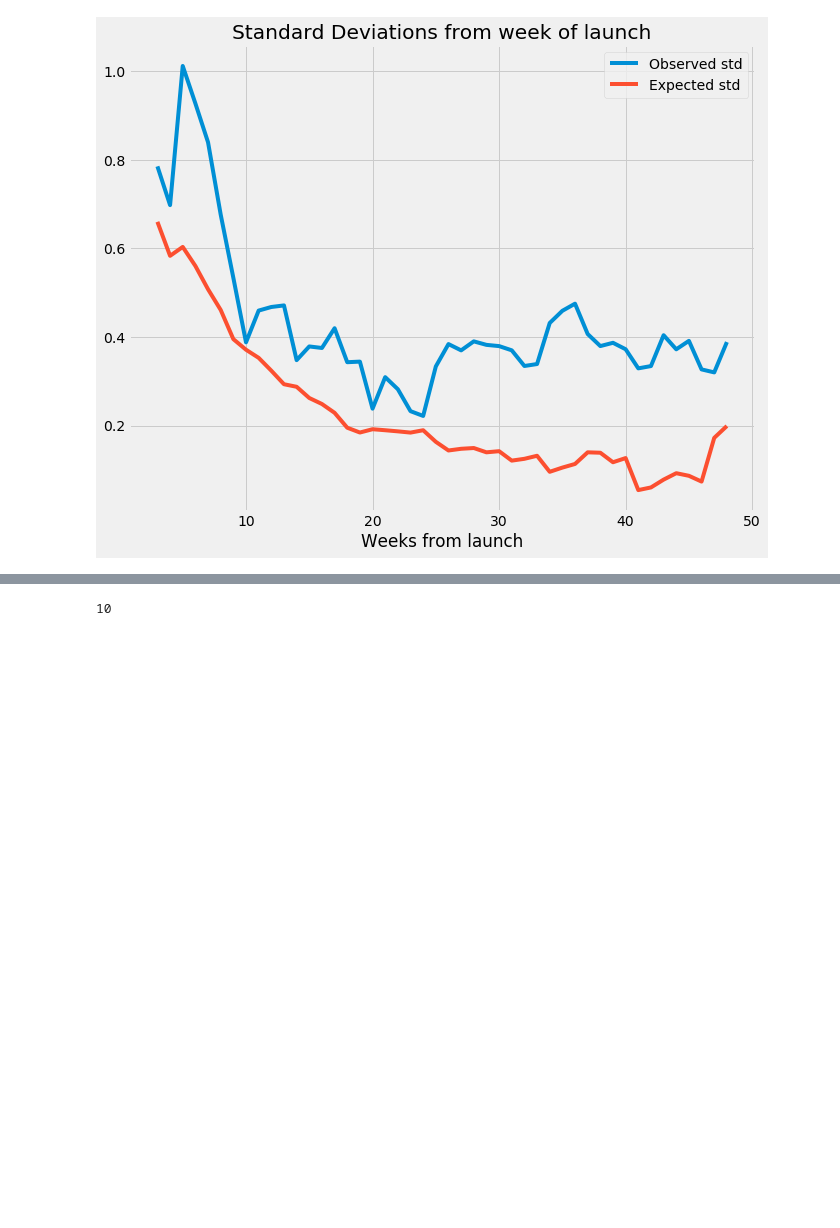
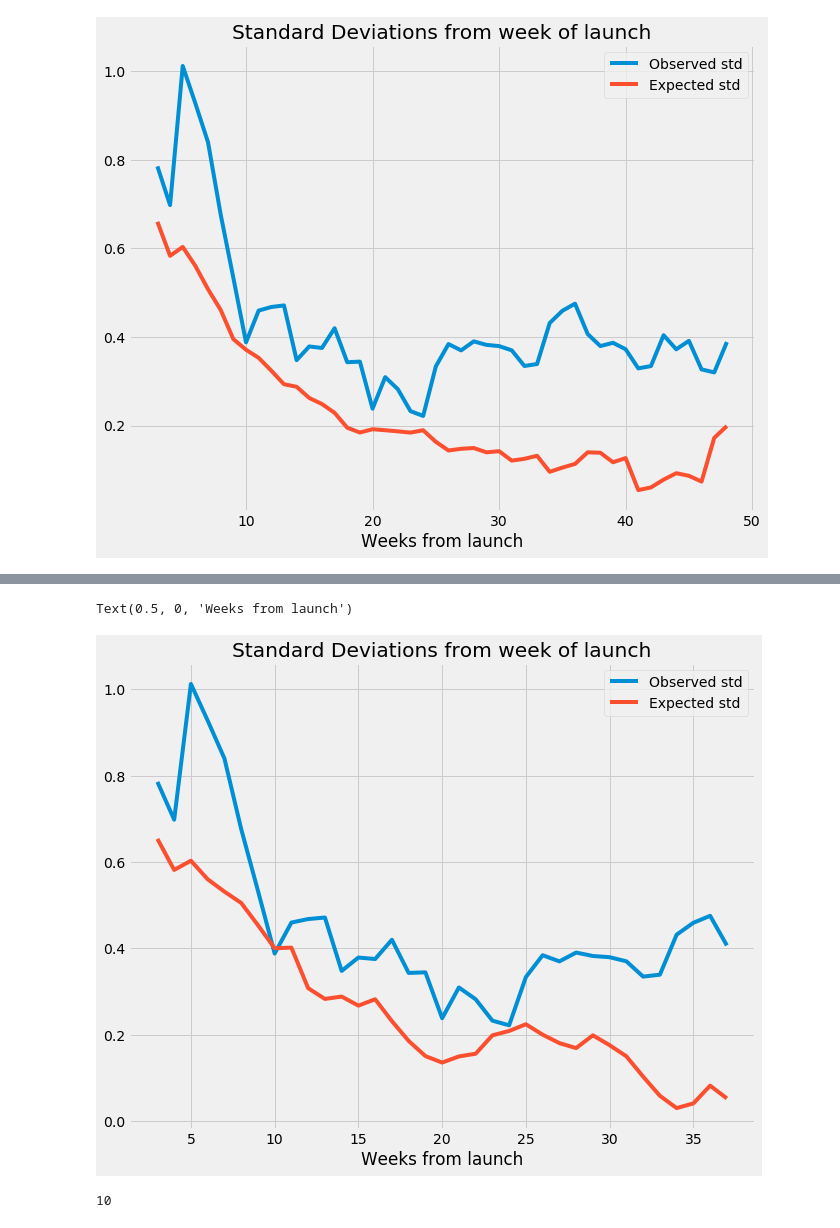
Before and after one commit to cdagnino/LearningModels, a Jupyter notebook: Notebooks/estimation/interpret_deep_parameter_results.ipynb, the cells around one changed output, grey strips where cells are left out. Drawn from its saved outputs; the diff is of its cells as text; code cells hidden in the pictures; blank space fills up the shorter version.

Commit message:
Tried optimizing over demand parameters, but it didn't work so well

```diff
--- a/Notebooks/estimation/interpret_deep_parameter_results.ipynb
+++ b/Notebooks/estimation/interpret_deep_parameter_results.ipynb
@@ -312,3 +407,49 @@ dtype: float64
+# %%
+Ξ = optimi.x
+
+dmd_const_dict = param_array_to_dmd_constants(Ξ)
+γ, beta_shock_std = dmd_const_dict['γ'], dmd_const_dict['beta_shock_std']
+taste_shock_std = dmd_const_dict['taste_shock_std']
+
+def generate_betas_inertia_Ξ(time_periods: int) -> np.ndarray:
+    """
+    Generate an array of beta_inertia values for t time periods
+    """
+    betas = np.empty(time_periods)
+    taste_shocks = np.random.normal(loc=0, scale=taste_shock_std, size=time_periods)
+
+    b0 = np.clip(np.random.normal(loc=src.const.mature_beta, scale=beta_shock_std), -np.inf, -1.05)
+    betas[0] = b0
+    old_beta = b0
+    for t in range(1, time_periods):
+        new_beta = np.clip(γ * old_beta + taste_shocks[t], -np.inf, -1.05)
+        betas[t] = new_beta
+        old_beta = new_beta
+
+    return betas
+
+for firm in df.firm.unique():
+    mask: pd.Series = (df.firm == firm)
+    t = mask.sum()
+    df.loc[mask, "betas_inertia"] = generate_betas_inertia_Ξ(t)
+
+mean_std_observed_prices_clean, mean_std_expected_prices = src.get_intersection_of_observed_and_expected_prices(
+             mean_std_observed_prices, df, policyF, lambdas0, 3)
+
+max_t = 37
+mean_std_observed_prices_clean = mean_std_observed_prices_clean[:max_t]
+mean_std_expected_prices = mean_std_expected_prices[:max_t]
+
+fig, ax1 = plt.subplots(1, 1, figsize=(10, 8))
+ind_t = mean_std_expected_prices.index
+ax1.plot(ind_t, mean_std_observed_prices_clean, label="Observed std")
+ax1.plot(ind_t, mean_std_expected_prices, label="Expected std")
+ax1.legend()
+ax1.set_title("Standard Deviations from week of launch")
+ax1.set_xlabel("Weeks from launch")
+# %% [output]
+Text(0.5, 0, 'Weeks from launch')
+[figure, added]
 # %%
 from __future__ import print_function
 from ipywidgets import interact, interactive, fixed, interact_manual
```
Also changed, not shown: parts of 6 cells of this notebook.
